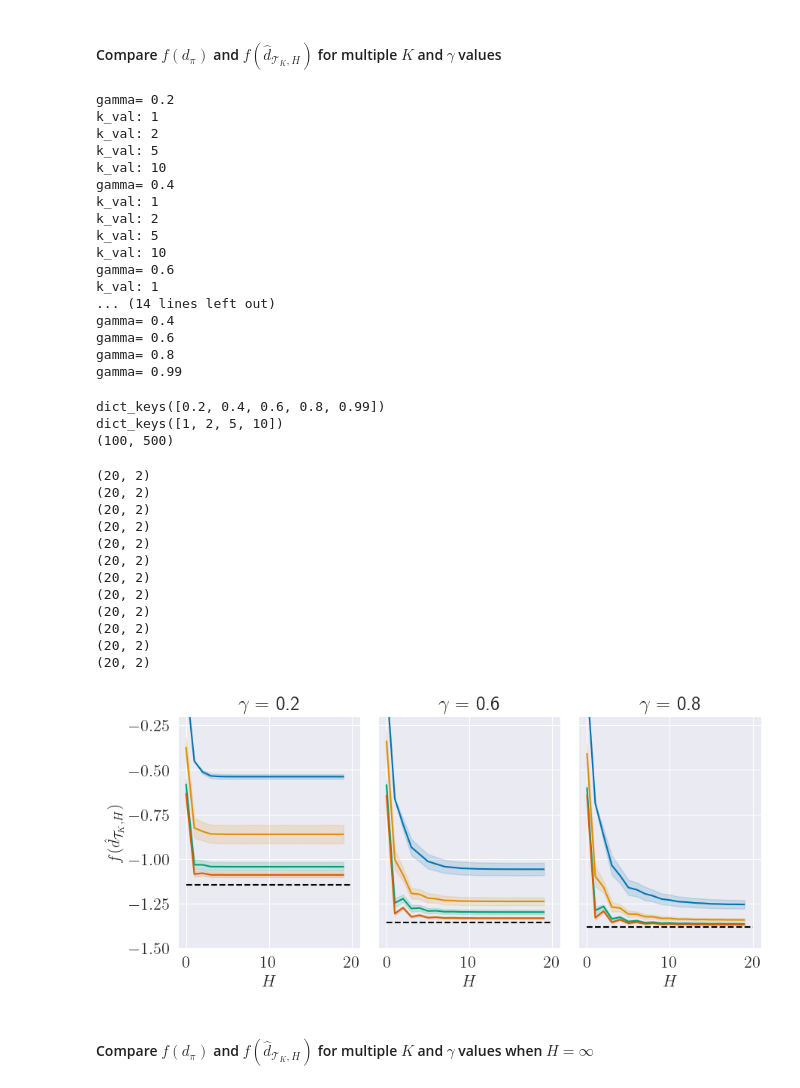
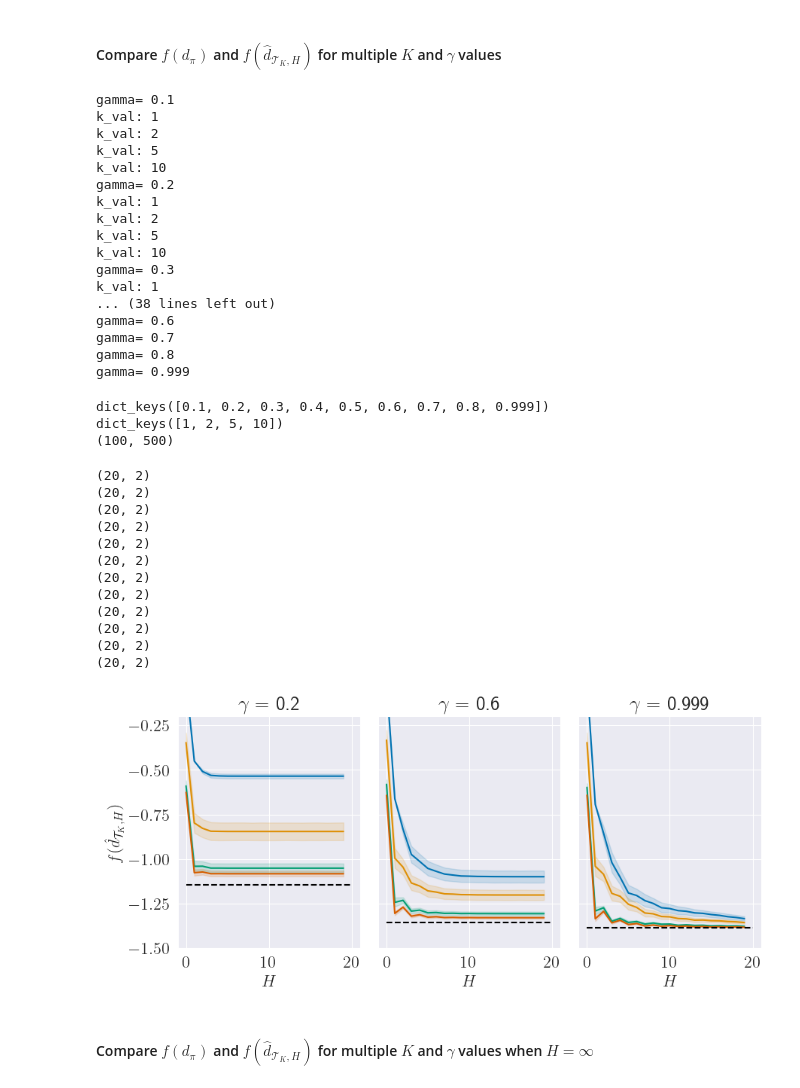
Before and after one commit to PPSantos/gumdps-number-of-trials, a Jupyter notebook: number_of_trials.ipynb, the cells around one changed output. Saved outputs shown, nothing was run; the diff lists cells and outputs as text; code cells hidden in the pictures.

Commit message:
Added more gamma values.

```diff
--- a/number_of_trials.ipynb
+++ b/number_of_trials.ipynb
@@ -153,7 +153,7 @@ print(f_estimated.shape)
 # %% [markdown]
 #### Compare $f(d_\pi)$ and $ f\left(\hat{d}_{\mathcal{T}_K, H} \right)$ for multiple $K$ and $\gamma$ values
 # %%
-gammas = [0.2,0.4,0.6,0.8,0.99]
+gammas = [0.1,0.2,0.3,0.4,0.5,0.6,0.7,0.8,0.999]
 max_traj_length = 500 # this is more than enough to approximate H = \infty.
 N_val = 100
 k_vals = [1,2,5,10]
@@ -178,29 +178,29 @@ for gamma_val in gammas:
     d_pi_1 = compute_d_pi(mdp, policy_1)
     true_fs_dict[gamma_val] = mdp["f"](d_pi_1.flatten())
 # %% [output]
+gamma= 0.1
+k_val: 1
+k_val: 2
+k_val: 5
+k_val: 10
 gamma= 0.2
 k_val: 1
 k_val: 2
 k_val: 5
 k_val: 10
-gamma= 0.4
+gamma= 0.3
 k_val: 1
-k_val: 2
-k_val: 5
-k_val: 10
+... (38 lines left out)
 gamma= 0.6
-k_val: 1
-... (14 lines left out)
-gamma= 0.4
-gamma= 0.6
+gamma= 0.7
 gamma= 0.8
-gamma= 0.99
+gamma= 0.999
 # %%
 print(estimated_fs_dict.keys())
 print(estimated_fs_dict[0.2].keys())
 print(estimated_fs_dict[0.2][1].shape)
 # %% [output]
-dict_keys([0.2, 0.4, 0.6, 0.8, 0.99])
+dict_keys([0.1, 0.2, 0.3, 0.4, 0.5, 0.6, 0.7, 0.8, 0.999])
 dict_keys([1, 2, 5, 10])
 (100, 500)
 # %%
@@ -213,7 +213,7 @@ fig.set_size_inches(10.0, 4.0)
 
 truncate_traj_length = 20
 
-for gamma_val, ax in zip([0.2,0.6,0.8], axs.flat):
+for gamma_val, ax in zip([0.2,0.6,0.999], axs.flat):
 
     for k_val, estimated_fs in estimated_fs_dict[gamma_val].items():
 
@@ -229,34 +229,34 @@ for gamma_val, ax in zip([0.2,0.6,0.8], axs.flat):
 
     ax.hlines(y=true_fs_dict[gamma_val], xmin=0, xmax=estimated_fs.shape[1], label=r"$f(d_\pi)$", color="black", linestyle="--")
 
     ax.grid()
 
     ax.set_ylim([-1.5,-0.2])
     ax.set_title(r"$\gamma = $ " + str(gamma_val))
     ax.set_xlabel(r'$H$')
 
 # Remove inner labels.
 for ax in fig.get_axes():
     ax.label_outer()
 
 axs.flat[0].set_ylabel(r'$f(\hat{d}_{\mathcal{T}_K,H})$')
 
 plt.savefig(f'figs/entropy_mdp_plot1.pdf', bbox_inches='tight', pad_inches=0)
 plt.show()
 # %% [output]
 (20, 2)
 (20, 2)
 (20, 2)
 (20, 2)
 (20, 2)
 (20, 2)
 (20, 2)
 (20, 2)
 (20, 2)
 (20, 2)
 (20, 2)
 (20, 2)
-[figure, old version]
+[figure, new version]
 # %% [markdown]
 #### Compare $f(d_\pi)$ and $ f\left(\hat{d}_{\mathcal{T}_K, H} \right)$ for multiple $K$ and $\gamma$ values when $H=\infty$
 # %%
```
Also changed, not shown: parts of 12 cells of this notebook, 15 other files.
